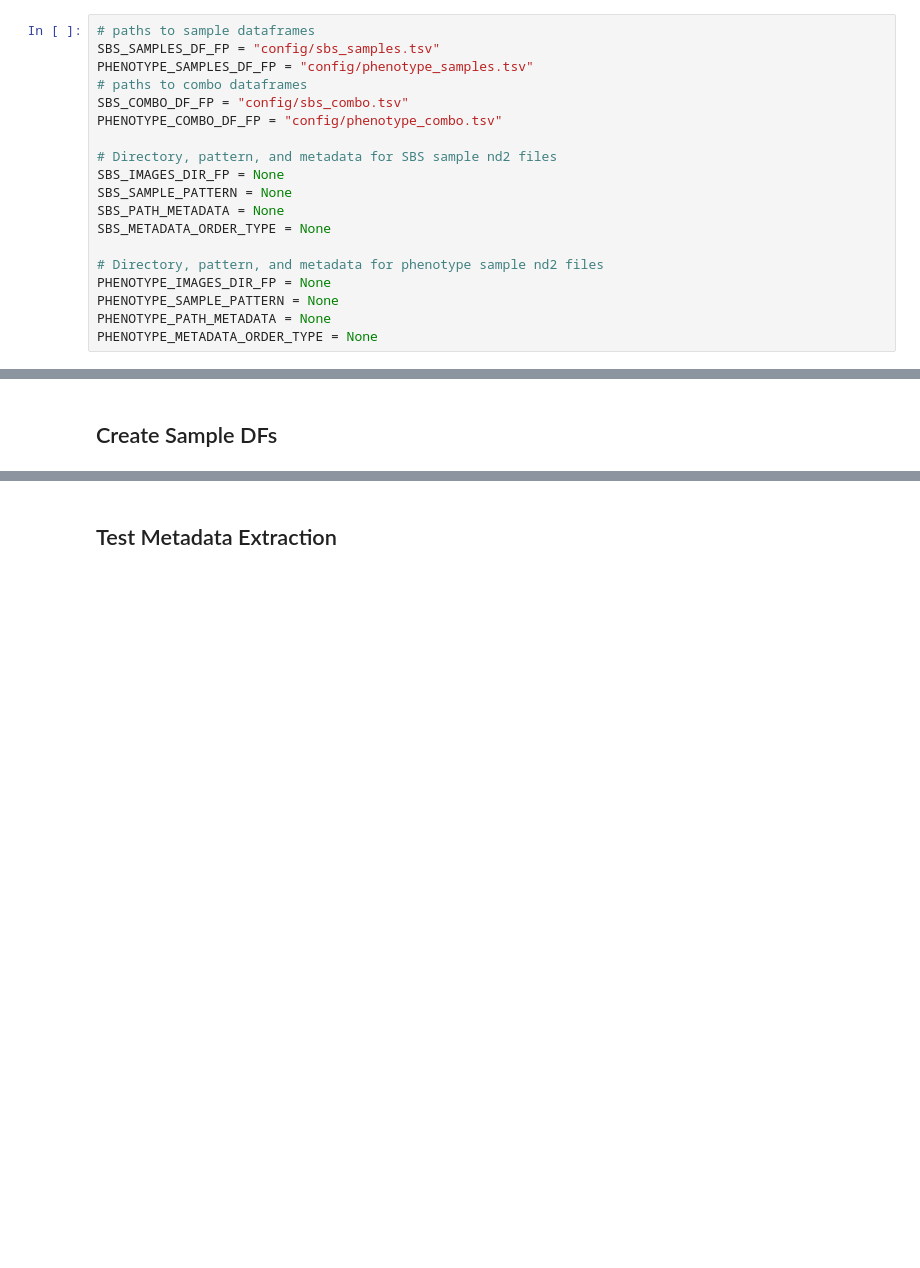
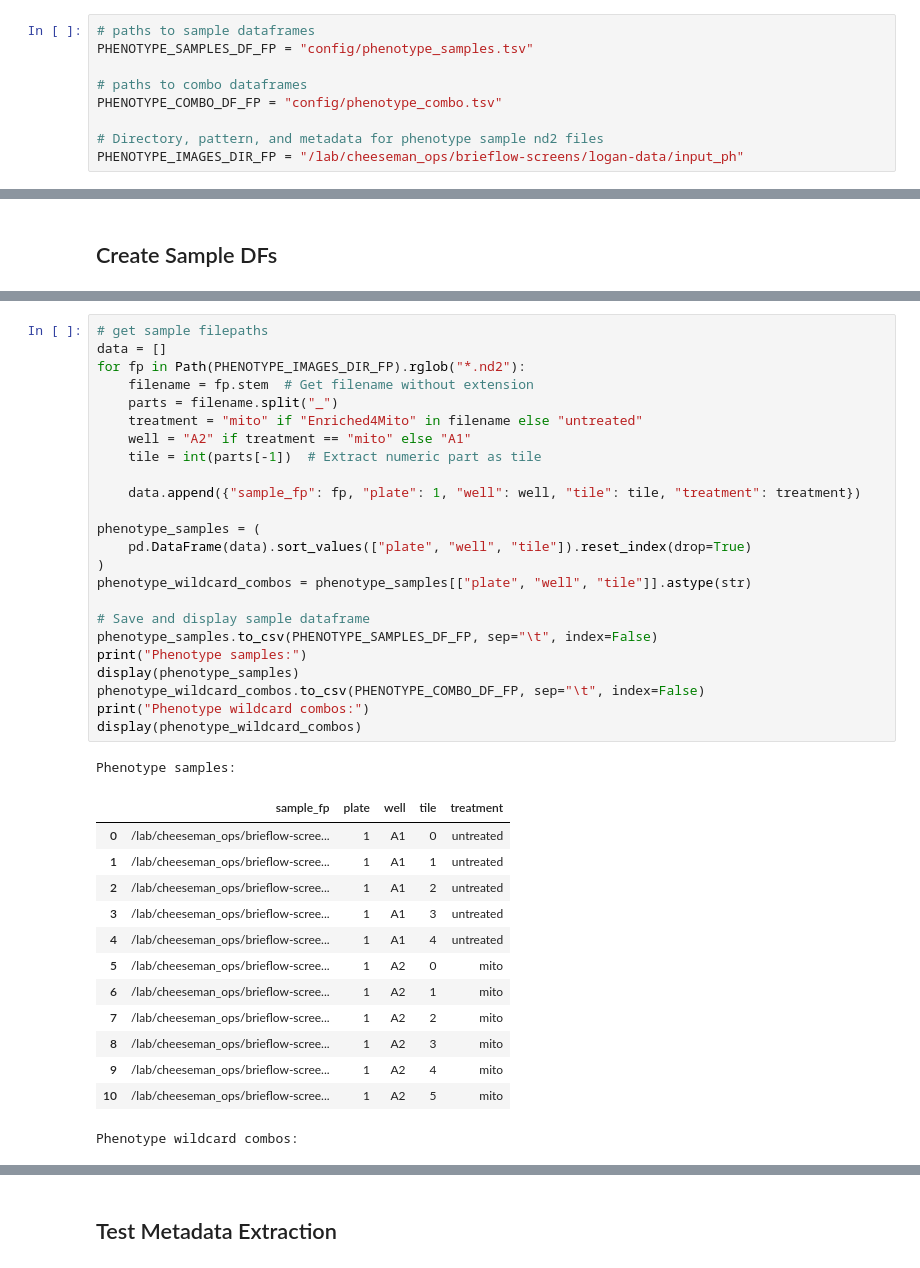
Before and after one commit to roshankern/logan-classifier, a Jupyter notebook: analysis/0.configure_preprocess_params.ipynb, the cells around one changed output, grey strips where cells are left out. Drawn from its saved outputs; the diff is of its cells as text; blank space fills up the shorter version.

Commit message:
config preprocessing

```diff
--- a/analysis/0.configure_preprocess_params.ipynb
+++ b/analysis/0.configure_preprocess_params.ipynb
@@ -66,23 +67,13 @@ Path(ROOT_FP).mkdir(parents=True, exist_ok=True)
 - For Brieflow to run effectively, each sample fil epath should have an associated plate/well. For single plate/well screens manually add a plate/well to the file path dataframe.
 # %%
 # paths to sample dataframes
-SBS_SAMPLES_DF_FP = "config/sbs_samples.tsv"
 PHENOTYPE_SAMPLES_DF_FP = "config/phenotype_samples.tsv"
+
 # paths to combo dataframes
-SBS_COMBO_DF_FP = "config/sbs_combo.tsv"
 PHENOTYPE_COMBO_DF_FP = "config/phenotype_combo.tsv"
 
-# Directory, pattern, and metadata for SBS sample nd2 files
-SBS_IMAGES_DIR_FP = None
-SBS_SAMPLE_PATTERN = None
-SBS_PATH_METADATA = None
-SBS_METADATA_ORDER_TYPE = None
-
 # Directory, pattern, and metadata for phenotype sample nd2 files
-PHENOTYPE_IMAGES_DIR_FP = None
-PHENOTYPE_SAMPLE_PATTERN = None
-PHENOTYPE_PATH_METADATA = None
-PHENOTYPE_METADATA_ORDER_TYPE = None
+PHENOTYPE_IMAGES_DIR_FP = "/lab/cheeseman_ops/brieflow-screens/logan-data/input_ph"
 # %% [markdown]
 You must supply a working regex to the `SBS_PATH_PATTERN` and `PHENOTYPE_PATH_PATTERN` variables. If you don't have experience with regex, you can use the following LLM prompt to generate the patterns.
 
@@ -164,0 +126,39 @@ display(phenotype_wildcard_combos)
+# %%
+# get sample filepaths
+data = []
+for fp in Path(PHENOTYPE_IMAGES_DIR_FP).rglob("*.nd2"):
+    filename = fp.stem  # Get filename without extension
+    parts = filename.split("_")
+    treatment = "mito" if "Enriched4Mito" in filename else "untreated"
+    well = "A2" if treatment == "mito" else "A1"
+    tile = int(parts[-1])  # Extract numeric part as tile
+
+    data.append({"sample_fp": fp, "plate": 1, "well": well, "tile": tile, "treatment": treatment})
+
+phenotype_samples = (
+    pd.DataFrame(data).sort_values(["plate", "well", "tile"]).reset_index(drop=True)
+)
+phenotype_wildcard_combos = phenotype_samples[["plate", "well", "tile"]].astype(str)
+
+# Save and display sample dataframe
+phenotype_samples.to_csv(PHENOTYPE_SAMPLES_DF_FP, sep="\t", index=False)
+print("Phenotype samples:")
+display(phenotype_samples)
+phenotype_wildcard_combos.to_csv(PHENOTYPE_COMBO_DF_FP, sep="\t", index=False)
+print("Phenotype wildcard combos:")
+display(phenotype_wildcard_combos)
+# %% [output]
+Phenotype samples:
+|  | sample_fp | plate | well | tile | treatment |
+| 0 | /lab/cheeseman_ops/brieflow-scree... | 1 | A1 | 0 | untreated |
+| 1 | /lab/cheeseman_ops/brieflow-scree... | 1 | A1 | 1 | untreated |
+| 2 | /lab/cheeseman_ops/brieflow-scree... | 1 | A1 | 2 | untreated |
+| 3 | /lab/cheeseman_ops/brieflow-scree... | 1 | A1 | 3 | untreated |
+| 4 | /lab/cheeseman_ops/brieflow-scree... | 1 | A1 | 4 | untreated |
+| 5 | /lab/cheeseman_ops/brieflow-scree... | 1 | A2 | 0 | mito |
+| 6 | /lab/cheeseman_ops/brieflow-scree... | 1 | A2 | 1 | mito |
+| 7 | /lab/cheeseman_ops/brieflow-scree... | 1 | A2 | 2 | mito |
+| 8 | /lab/cheeseman_ops/brieflow-scree... | 1 | A2 | 3 | mito |
+| 9 | /lab/cheeseman_ops/brieflow-scree... | 1 | A2 | 4 | mito |
+| 10 | /lab/cheeseman_ops/brieflow-scree... | 1 | A2 | 5 | mito |
+Phenotype wildcard combos:
```
Also changed, not shown: parts of 10 cells of this notebook, 3 other files.
